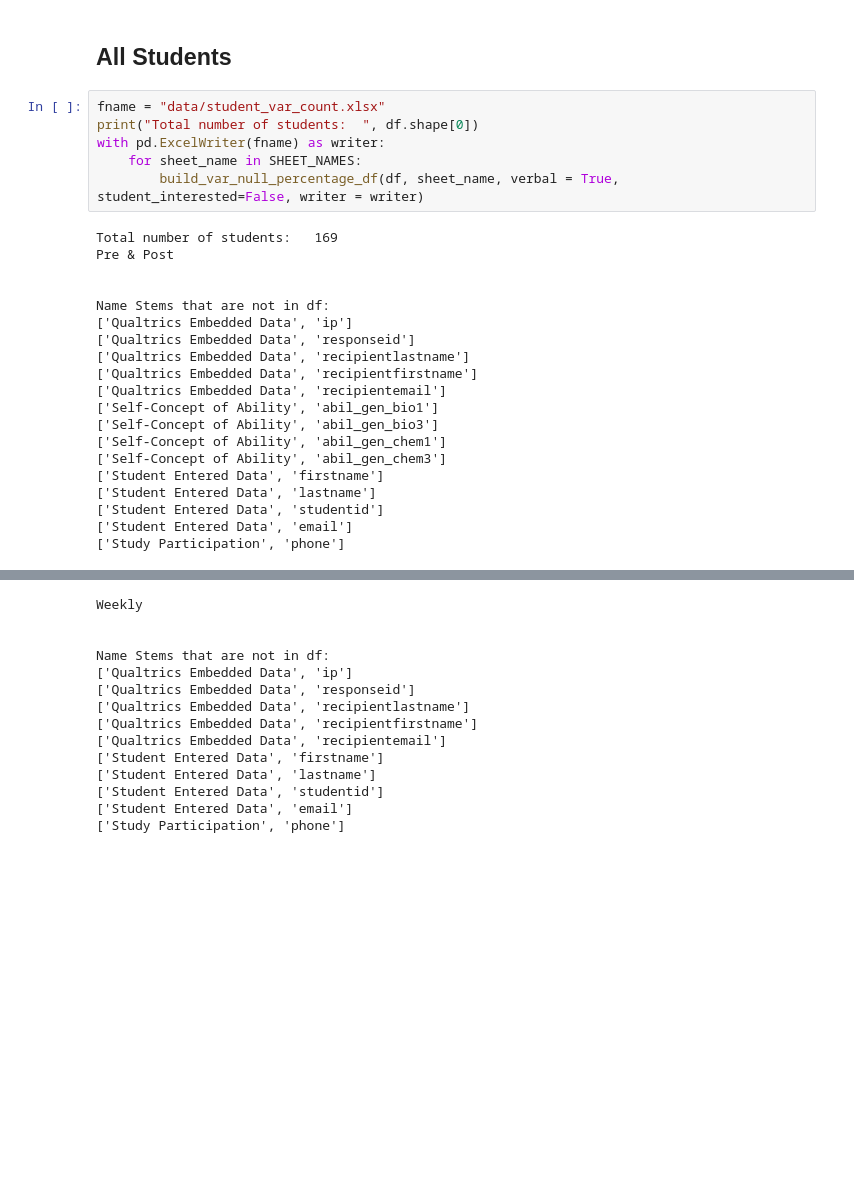
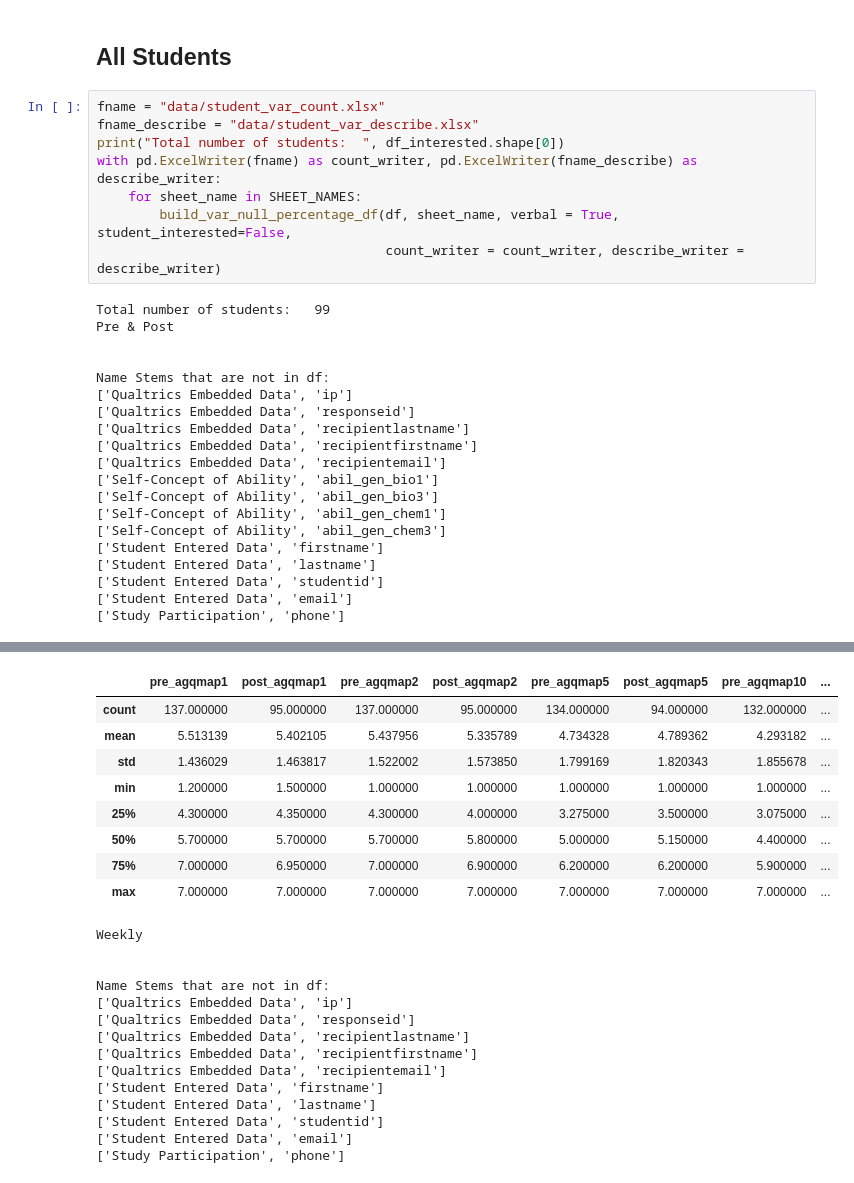
Before and after one commit to hanweny/DMOL, a Jupyter notebook: pre_var_selection.ipynb, the cells around one changed output, grey strips where cells are left out. Drawn from its saved outputs; the diff is of its cells as text; blank space fills up the shorter version.

```diff
--- a/pre_var_selection.ipynb
+++ b/pre_var_selection.ipynb
@@ -173,36 +211,47 @@ Name Stems that are not in df:
 ## All Students
 # %%
 fname = "data/student_var_count.xlsx"
-print("Total number of students:  ", df.shape[0])
-with pd.ExcelWriter(fname) as writer:
+fname_describe = "data/student_var_describe.xlsx"
+print("Total number of students:  ", df_interested.shape[0])
+with pd.ExcelWriter(fname) as count_writer, pd.ExcelWriter(fname_describe) as describe_writer:
     for sheet_name in SHEET_NAMES:
-        build_var_null_percentage_df(df, sheet_name, verbal = True, student_interested=False, writer = writer)
+        build_var_null_percentage_df(df, sheet_name, verbal = True, student_interested=False,
+                                     count_writer = count_writer, describe_writer = describe_writer)
 # %% [output]
-Total number of students:   169
+Total number of students:   99
 Pre & Post
 
 
 Name Stems that are not in df:
 ['Qualtrics Embedded Data', 'ip']
 ['Qualtrics Embedded Data', 'responseid']
 ['Qualtrics Embedded Data', 'recipientlastname']
 ['Qualtrics Embedded Data', 'recipientfirstname']
 ['Qualtrics Embedded Data', 'recipientemail']
 ['Self-Concept of Ability', 'abil_gen_bio1']
 ['Self-Concept of Ability', 'abil_gen_bio3']
 ['Self-Concept of Ability', 'abil_gen_chem1']
 ['Self-Concept of Ability', 'abil_gen_chem3']
 ['Student Entered Data', 'firstname']
 ['Student Entered Data', 'lastname']
 ['Student Entered Data', 'studentid']
 ['Student Entered Data', 'email']
 ['Study Participation', 'phone']
 |  | Name Stem | Construct | Item | Response Values | Label | original_count | post_count | pre_count |
 | 0 | aca1 | Academic Integration | Talk with faculty about academic ... | (1) never ... (2) once a quarter ... | frequency this quarter talking wi... | NaN | 100.0 | NaN |
 | 1 | aca2 | Academic Integration | Meet with an academic advisor con... | (1) never ... (2) once a quarter ... | frequency this quarter meeting wi... | NaN | 100.0 | NaN |
 | 2 | aca3 | Academic Integration | Meet with a student mentor concer... | (1) never ... (2) once a quarter ... | frequency this quarter meeting wi... | NaN | 100.0 | NaN |
 | 3 | aca4 | Academic Integration | Attend study groups outside of th... | (1) never ... (2) once a quarter ... | frequency this quarter attending ... | NaN | 99.0 | NaN |
 | 4 | aca5 | Academic Integration | Have informal or social contacts ... | (1) never ... (2) once a quarter ... | frequency this quarter talking wi... | NaN | 99.0 | NaN |
+|  | pre_agqmap1 | post_agqmap1 | pre_agqmap2 | post_agqmap2 | pre_agqmap5 | post_agqmap5 | pre_agqmap10 | ... |
+| count | 137.000000 | 95.000000 | 137.000000 | 95.000000 | 134.000000 | 94.000000 | 132.000000 | ... |
+| mean | 5.513139 | 5.402105 | 5.437956 | 5.335789 | 4.734328 | 4.789362 | 4.293182 | ... |
+| std | 1.436029 | 1.463817 | 1.522002 | 1.573850 | 1.799169 | 1.820343 | 1.855678 | ... |
+| min | 1.200000 | 1.500000 | 1.000000 | 1.000000 | 1.000000 | 1.000000 | 1.000000 | ... |
+| 25% | 4.300000 | 4.350000 | 4.300000 | 4.000000 | 3.275000 | 3.500000 | 3.075000 | ... |
+| 50% | 5.700000 | 5.700000 | 5.700000 | 5.800000 | 5.000000 | 5.150000 | 4.400000 | ... |
+| 75% | 7.000000 | 6.950000 | 7.000000 | 6.900000 | 6.200000 | 6.200000 | 5.900000 | ... |
+| max | 7.000000 | 7.000000 | 7.000000 | 7.000000 | 7.000000 | 7.000000 | 7.000000 | ... |
 Weekly
 
 
```
Also changed, not shown: parts of 3 cells of this notebook, 4 other files.
